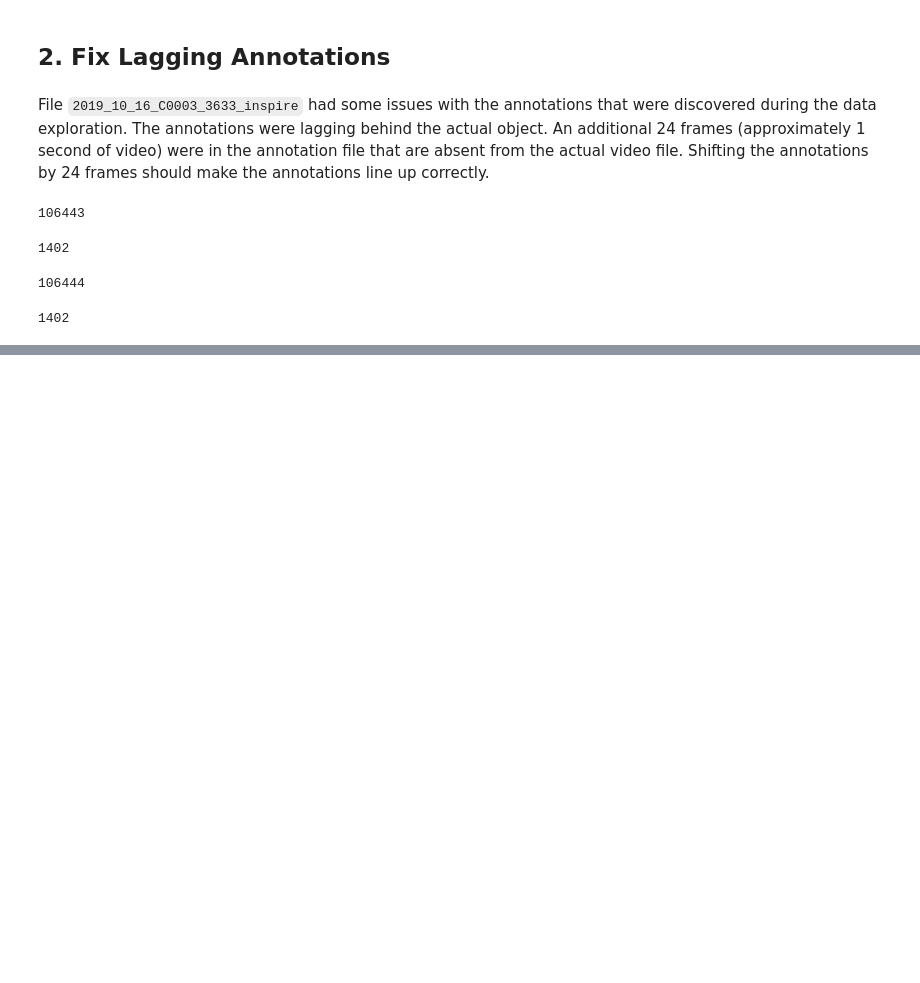
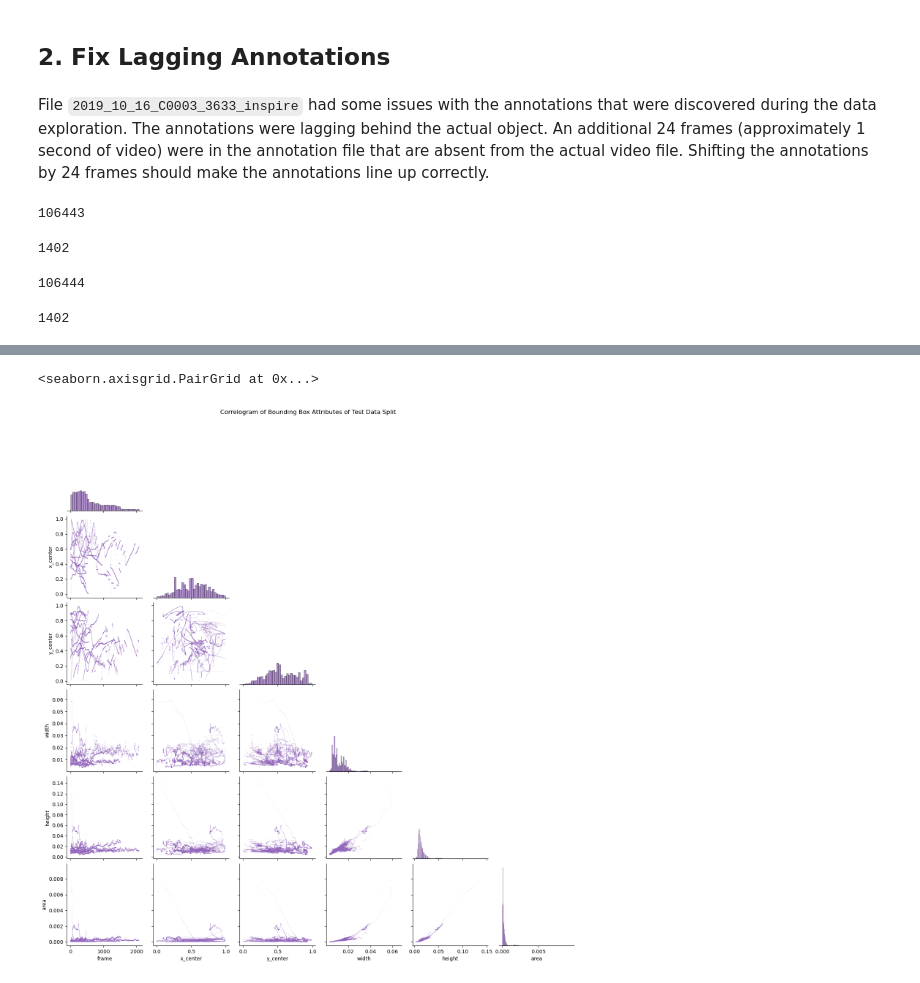
Before and after one commit to amswanson333/synthetic-data-for-object-detection, a Jupyter notebook: 3_data_file_processing.ipynb, the cells around one changed output, grey strips where cells are left out. Saved outputs shown, nothing was run; the diff lists cells and outputs as text; code cells hidden in the pictures; blank space fills up the shorter version.

```diff
--- a/3_data_file_processing.ipynb
+++ b/3_data_file_processing.ipynb
@@ -132,0 +442,25 @@ val_files = [
+# %%
+# Create a correlogram/pairplot chart of the test data
+
+ann_test = ann_data_df[ann_data_df['split'] == 'test']
+
+# Create the base pairplot
+test_g =sns.pairplot(
+    data=ann_test[['frame', 'x_center', 'y_center', 'width', 'height', 'area']],
+    markers='.',
+    corner=True,
+    diag_kws=dict(color='tab:purple'),
+    plot_kws=dict(c='tab:purple',
+                  edgecolor="none",
+                  s=4,
+                  alpha=0.4)
+    )
+# Set the title of the figure
+test_g.figure.suptitle('Correlogram of Bounding Box Attributes of Test Data Split', y=1.02)
+# Save the figure to the metadata folder
+test_g.savefig(os.path.join(utils.METADATA_DIR, 'test_data_correlogram.png'), dpi=300, bbox_inches='tight')
+# Display in-line
+test_g
+# %% [output]
+<seaborn.axisgrid.PairGrid at 0x...>
+[figure, added]
```
Also changed, not shown: parts of 42 cells of this notebook.
